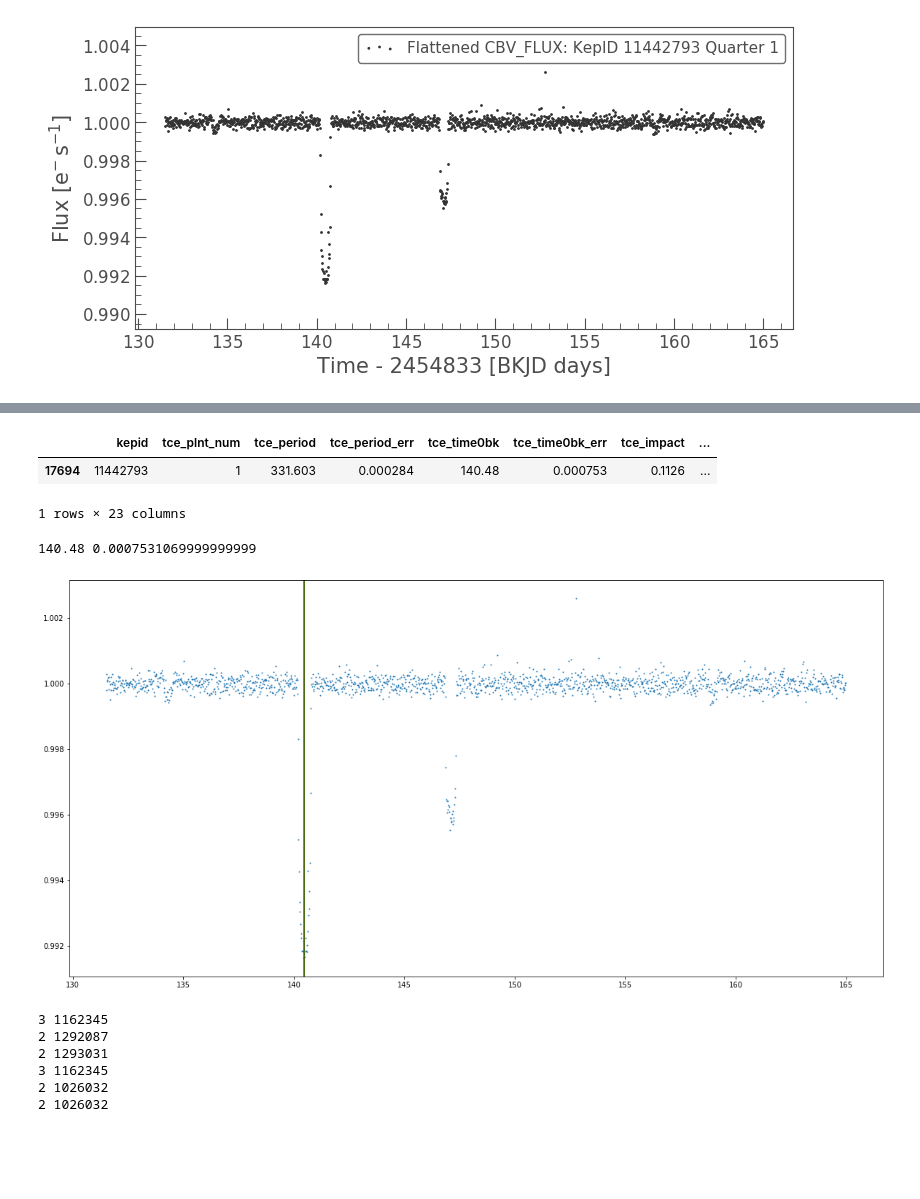
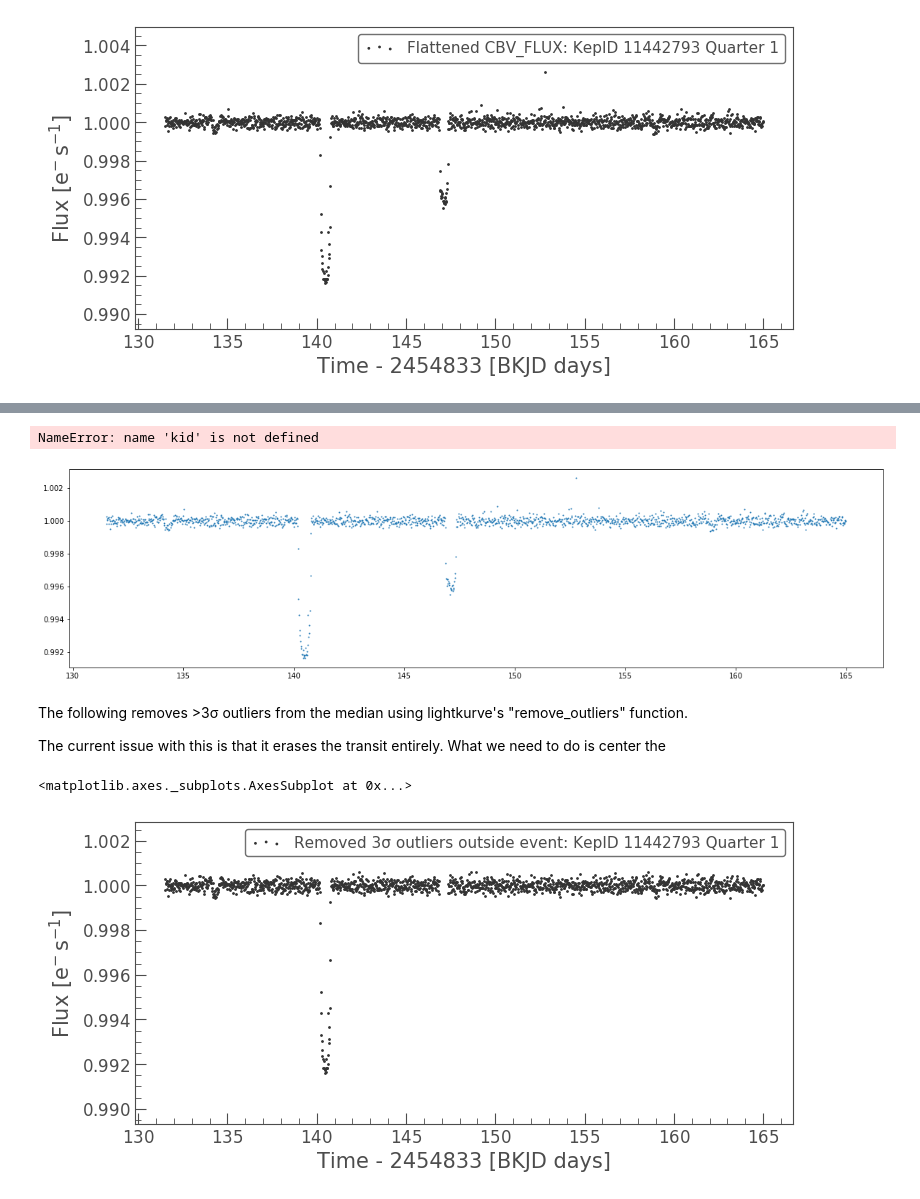
Before and after one commit to ianfowler/PlanetHuntersRepo, a Jupyter notebook: dataCleansing.ipynb, the cells around one changed output, grey strips where cells are left out. Cells and saved outputs as stored; diff of their text form; code cells hidden in the pictures; blank space fills up the shorter version.

```diff
--- a/dataCleansing.ipynb
+++ b/dataCleansing.ipynb
@@ -13,3 +13,11 @@ import kepler_io
 ## If you don't have astopy, sudo pip3 install astropy
 
 from lightkurve import *
+# %%
+# TCE_DIR = "dr24_tce.csv"
+TCE_DIR = "dr24_tce_full.csv"
+tce_df = pd.read_csv(TCE_DIR, skiprows=159)
+
+k90 = tce_df[tce_df.kepid == 11442793]
+row = k90.iloc[0]
+row
@@ -27,18 +48,12 @@ Here's a file system that would work with the existing code.
 
 
 KEPLER_DATA_DIR = "../kepler/"
-KEPLER_ID = 11442793  #   # Kepler-90. 1160891
 
 # Read the light curve.
-file_names = kepler_io.kepler_filenames(KEPLER_DATA_DIR, KEPLER_ID)
+file_names = kepler_io.kepler_filenames(KEPLER_DATA_DIR, row.kepid)
 assert file_names, "Failed to find .fits files in {}".format(KEPLER_DATA_DIR)
 
 all_time, all_flux = kepler_io.read_kepler_light_curve(file_names)
 print("Read light curve with {} segments".format(len(all_time)))
 # %% [output]
 Read light curve with 14 segments
-# %%
-TCE_DIR = "dr24_tce.csv"
-tce_df = pd.read_csv(TCE_DIR, skiprows=27)
-# tce_df.iloc[0]
-tce_df.head()
@@ -107,36 +109,20 @@ flat_lc.fold(flat_lc.time[int(len(flat_lc)/2.0)]).scatter()
-# %%
-kid = flat_lc.targetid
-tce_df[tce_df.kepid == kid]
-# %% [output]
-|  | kepid | tce_plnt_num | tce_period | tce_period_err | tce_time0bk | tce_time0bk_err | tce_impact | ... |
-| 17694 | 11442793 | 1 | 331.603 | 0.000284 | 140.48 | 0.000753 | 0.1126 | ... |
-1 rows × 23 columns
 # %%
 
-plt.figure(figsize=(20,10))
+plt.figure(figsize=(20,5))
 plt.plot(flat_lc.time, flat_lc.flux, 'o', markersize=1)
 target_rows = tce_df[tce_df.kepid == kid]
 for i in range(len(target_rows)):
 
-    time, error = target_rows['tce_time0bk'].iloc[i], target_rows['tce_time0bk_err'].iloc[i]
-    print(time, error)
+    # It's okay to add hours to BKJD days, it's like a Kelvin to Celcius conversion.
+    time, duration = target_rows['tce_time0bk'].iloc[i], (target_rows['tce_duration'].iloc[i]+target_rows['tce_duration_err'].iloc[i])/24.0
 
-    plt.axvline(x=time+error, c='r')
-    plt.axvline(x=time-error, c='r')
+    plt.axvline(x=time+duration, c='r')
+    plt.axvline(x=time-duration, c='r')
     plt.axvline(x=time, c='g')
 # %% [output]
-140.48 0.0007531069999999999
+NameError: name 'kid' is not defined
-[figure, old version]
+[figure, new version]
-# %%
-ids = tce_df.kepid
-for i in ids[:10]:
-    matches = len([x for x in ids if x == i])
-    if matches > 1:
-        print(matches, i)
-# %% [output]
-3 1162345
-2 1292087
-2 1293031
-3 1162345
-2 1026032
-2 1026032
+# %% [markdown]
+The following removes >3σ outliers from the median using lightkurve's "remove_outliers" function.
+
+The current issue with this is that it erases the transit entirely. What we need to do is center the
@@ -142,0 +144,6 @@ for i in ids[:10]:
+# %%
+removed_outliers = remove_outliers_with_protected_range(flat_lc, row)
+removed_outliers.scatter(label="Removed 3σ outliers outside event: KepID {} Quarter {}".format(flat_lc.targetid, flat_lc.quarter))
+# %% [output]
+<matplotlib.axes._subplots.AxesSubplot at 0x...>
+[figure, added]
```
Also changed, not shown: parts of 7 cells of this notebook, 2 other files.
